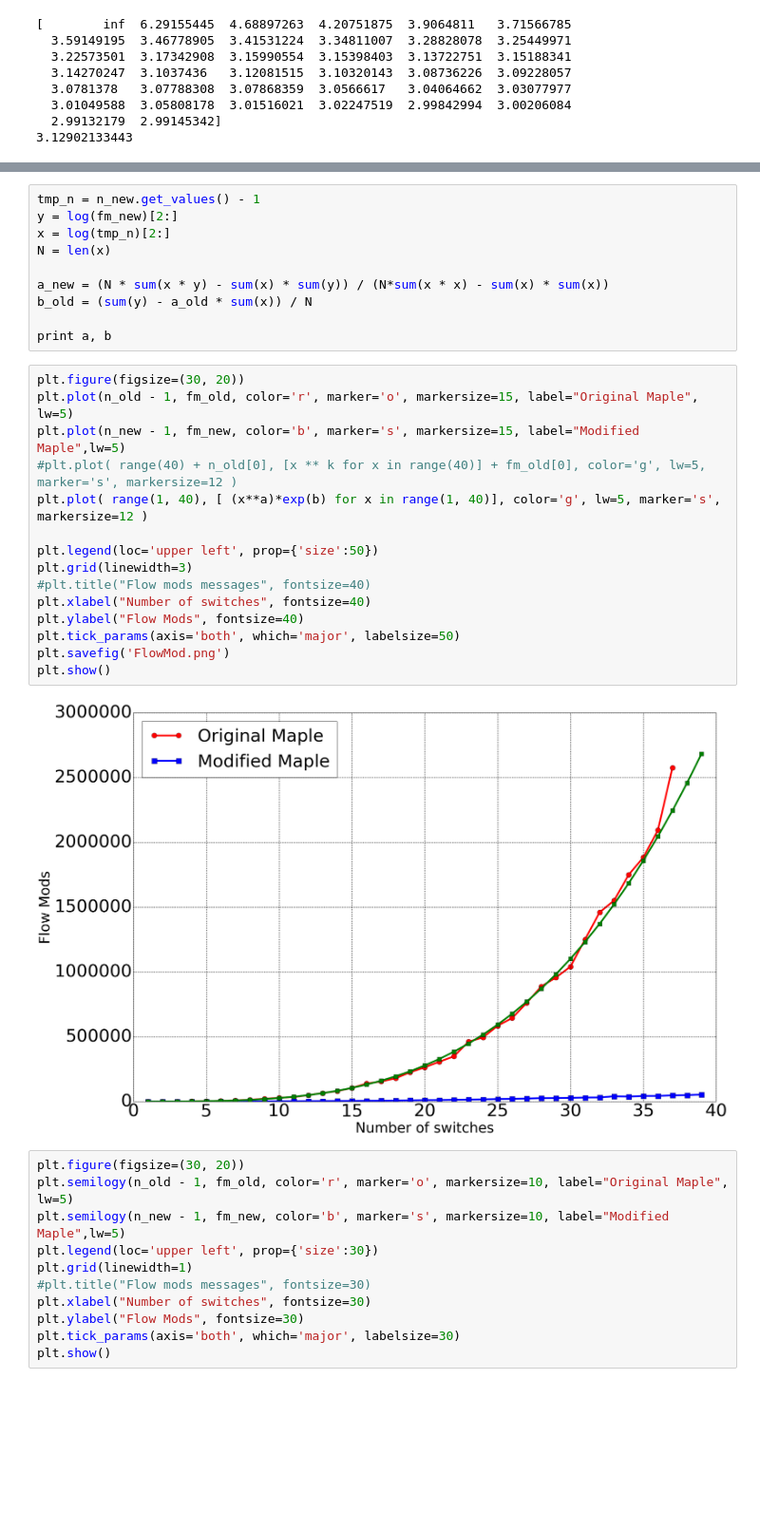
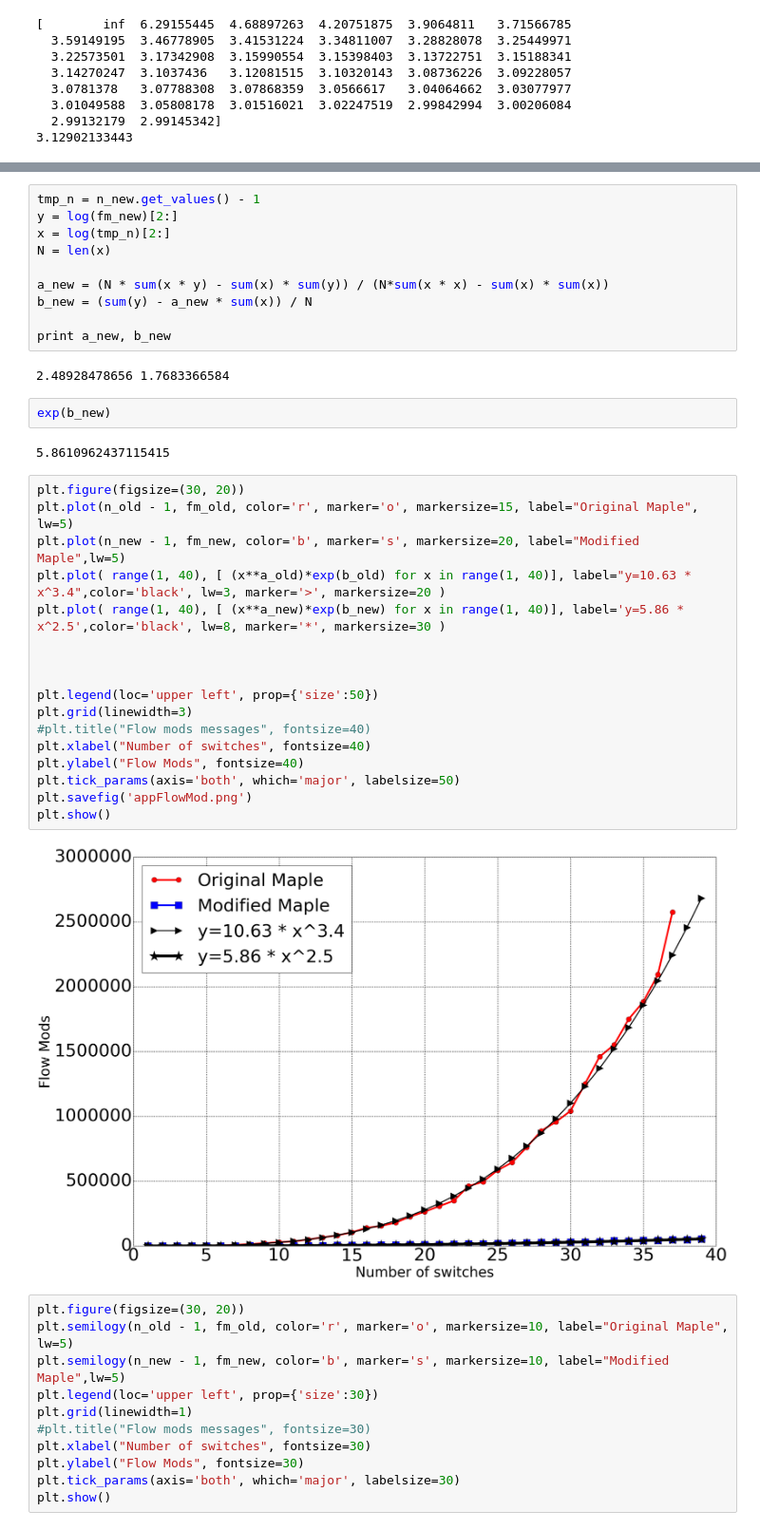
Before and after one commit to dShvetsov/testing, a Jupyter notebook: research.ipynb, the cells around one changed output, grey strips where cells are left out. Shown at 95% size. Cells and saved outputs as stored; diff of their text form; blank space fills up the shorter version.

```diff
--- a/research.ipynb
+++ b/research.ipynb
@@ -85,26 +89,34 @@ x = log(tmp_n)[2:]
 N = len(x)
 
 a_new = (N * sum(x * y) - sum(x) * sum(y)) / (N*sum(x * x) - sum(x) * sum(x))
-b_old = (sum(y) - a_old * sum(x)) / N
+b_new = (sum(y) - a_new * sum(x)) / N
 
-print a, b
+print a_new, b_new
+# %% [output]
+2.48928478656 1.7683366584
+# %%
+exp(b_new)
+# %% [output]
+5.8610962437115415
 # %%
 plt.figure(figsize=(30, 20))
 plt.plot(n_old - 1, fm_old, color='r', marker='o', markersize=15, label="Original Maple", lw=5)
-plt.plot(n_new - 1, fm_new, color='b', marker='s', markersize=15, label="Modified Maple",lw=5)
-#plt.plot( range(40) + n_old[0], [x ** k for x in range(40)] + fm_old[0], color='g', lw=5, marker='s', markersize=12 )
-plt.plot( range(1, 40), [ (x**a)*exp(b) for x in range(1, 40)], color='g', lw=5, marker='s', markersize=12 )
+plt.plot(n_new - 1, fm_new, color='b', marker='s', markersize=20, label="Modified Maple",lw=5)
+plt.plot( range(1, 40), [ (x**a_old)*exp(b_old) for x in range(1, 40)], label="y=10.63 * x^3.4",color='black', lw=3, marker='>', markersize=20 )
+plt.plot( range(1, 40), [ (x**a_new)*exp(b_new) for x in range(1, 40)], label='y=5.86 * x^2.5',color='black', lw=8, marker='*', markersize=30 )
+
+
 
 plt.legend(loc='upper left', prop={'size':50})
 plt.grid(linewidth=3)
 #plt.title("Flow mods messages", fontsize=40)
 plt.xlabel("Number of switches", fontsize=40)
 plt.ylabel("Flow Mods", fontsize=40)
 plt.tick_params(axis='both', which='major', labelsize=50)
-plt.savefig('FlowMod.png')
+plt.savefig('appFlowMod.png')
 plt.show()
 # %% [output]
-[figure, old version]
+[figure, new version]
 # %%
 plt.figure(figsize=(30, 20))
 plt.semilogy(n_old - 1, fm_old, color='r', marker='o', markersize=10, label="Original Maple", lw=5)
```
Also changed, not shown: parts of 4 cells of this notebook.
